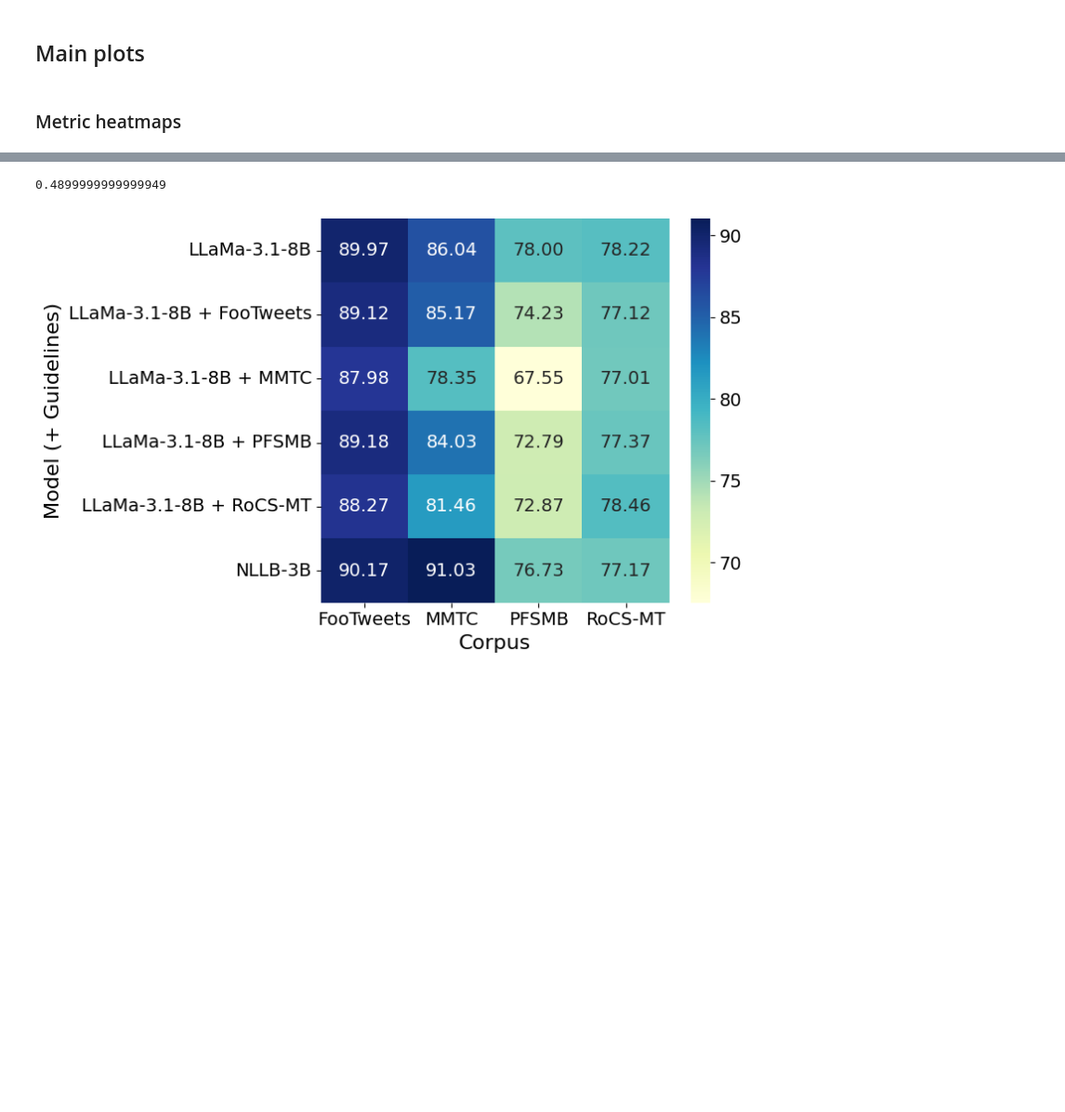
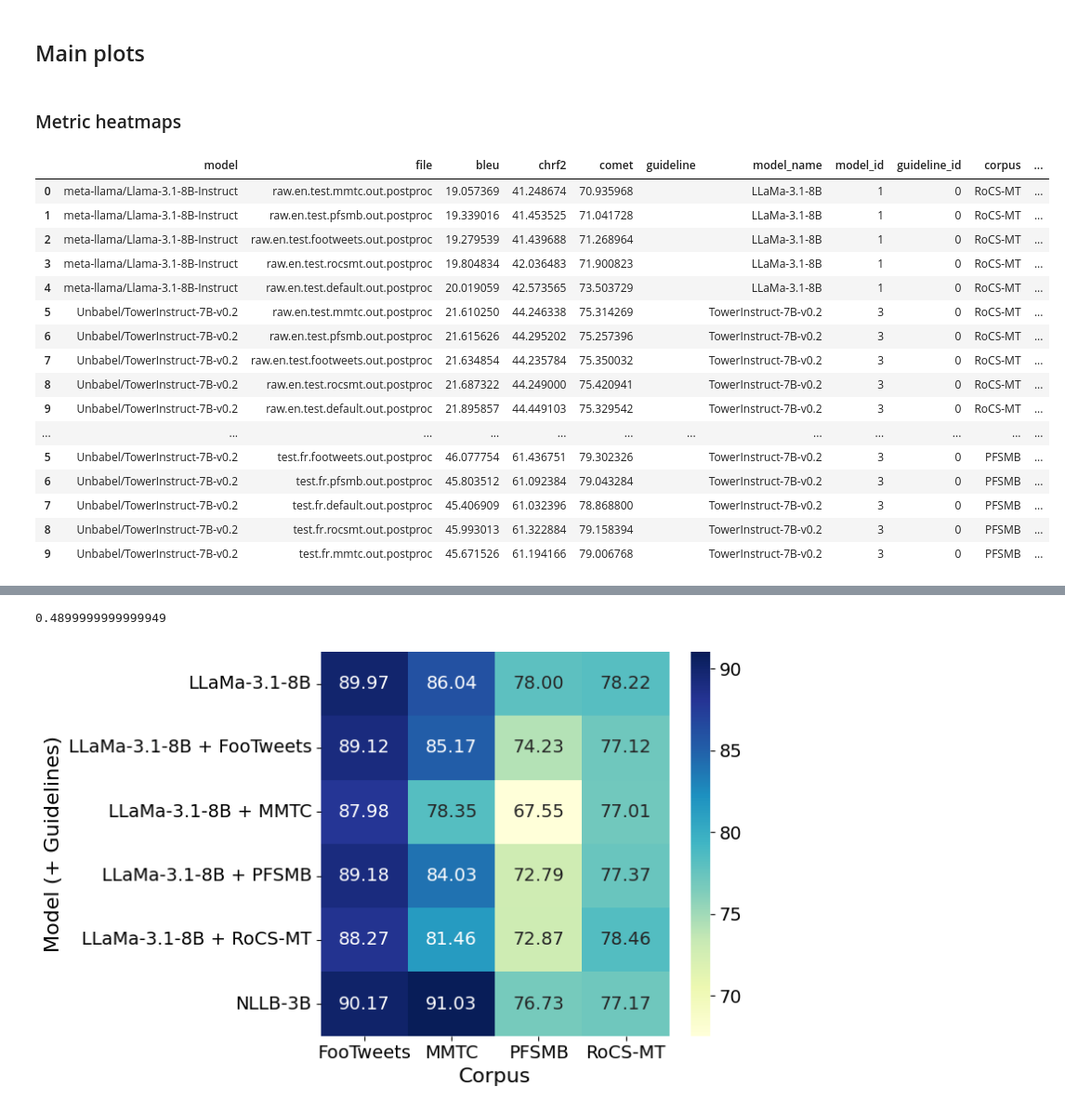
Before and after one commit to lydianish-phd/evaluation-challenges, a Jupyter notebook: src/draft.ipynb, the cells around one changed output, grey strips where cells are left out. Shown at 93% size. Drawn from its saved outputs; the diff is of its cells as text; code cells hidden in the pictures; blank space fills up the shorter version.

```diff
--- a/src/draft.ipynb
+++ b/src/draft.ipynb
@@ -293,3 +302,23 @@ metric = "bleu"
+# %%
+main_data
+# %% [output]
+|  | model | file | bleu | chrf2 | comet | guideline | model_name | model_id | guideline_id | corpus | ... |
+| 0 | meta-llama/Llama-3.1-8B-Instruct | raw.en.test.mmtc.out.postproc | 19.057369 | 41.248674 | 70.935968 |  | LLaMa-3.1-8B | 1 | 0 | RoCS-MT | ... |
+| 1 | meta-llama/Llama-3.1-8B-Instruct | raw.en.test.pfsmb.out.postproc | 19.339016 | 41.453525 | 71.041728 |  | LLaMa-3.1-8B | 1 | 0 | RoCS-MT | ... |
+| 2 | meta-llama/Llama-3.1-8B-Instruct | raw.en.test.footweets.out.postproc | 19.279539 | 41.439688 | 71.268964 |  | LLaMa-3.1-8B | 1 | 0 | RoCS-MT | ... |
+| 3 | meta-llama/Llama-3.1-8B-Instruct | raw.en.test.rocsmt.out.postproc | 19.804834 | 42.036483 | 71.900823 |  | LLaMa-3.1-8B | 1 | 0 | RoCS-MT | ... |
+| 4 | meta-llama/Llama-3.1-8B-Instruct | raw.en.test.default.out.postproc | 20.019059 | 42.573565 | 73.503729 |  | LLaMa-3.1-8B | 1 | 0 | RoCS-MT | ... |
+| 5 | Unbabel/TowerInstruct-7B-v0.2 | raw.en.test.mmtc.out.postproc | 21.610250 | 44.246338 | 75.314269 |  | TowerInstruct-7B-v0.2 | 3 | 0 | RoCS-MT | ... |
+| 6 | Unbabel/TowerInstruct-7B-v0.2 | raw.en.test.pfsmb.out.postproc | 21.615626 | 44.295202 | 75.257396 |  | TowerInstruct-7B-v0.2 | 3 | 0 | RoCS-MT | ... |
+| 7 | Unbabel/TowerInstruct-7B-v0.2 | raw.en.test.footweets.out.postproc | 21.634854 | 44.235784 | 75.350032 |  | TowerInstruct-7B-v0.2 | 3 | 0 | RoCS-MT | ... |
+| 8 | Unbabel/TowerInstruct-7B-v0.2 | raw.en.test.rocsmt.out.postproc | 21.687322 | 44.249000 | 75.420941 |  | TowerInstruct-7B-v0.2 | 3 | 0 | RoCS-MT | ... |
+| 9 | Unbabel/TowerInstruct-7B-v0.2 | raw.en.test.default.out.postproc | 21.895857 | 44.449103 | 75.329542 |  | TowerInstruct-7B-v0.2 | 3 | 0 | RoCS-MT | ... |
+| ... | ... | ... | ... | ... | ... | ... | ... | ... | ... | ... | ... |
+| 5 | Unbabel/TowerInstruct-7B-v0.2 | test.fr.footweets.out.postproc | 46.077754 | 61.436751 | 79.302326 |  | TowerInstruct-7B-v0.2 | 3 | 0 | PFSMB | ... |
+| 6 | Unbabel/TowerInstruct-7B-v0.2 | test.fr.pfsmb.out.postproc | 45.803512 | 61.092384 | 79.043284 |  | TowerInstruct-7B-v0.2 | 3 | 0 | PFSMB | ... |
+| 7 | Unbabel/TowerInstruct-7B-v0.2 | test.fr.default.out.postproc | 45.406909 | 61.032396 | 78.868800 |  | TowerInstruct-7B-v0.2 | 3 | 0 | PFSMB | ... |
+| 8 | Unbabel/TowerInstruct-7B-v0.2 | test.fr.rocsmt.out.postproc | 45.993013 | 61.322884 | 79.158394 |  | TowerInstruct-7B-v0.2 | 3 | 0 | PFSMB | ... |
+| 9 | Unbabel/TowerInstruct-7B-v0.2 | test.fr.mmtc.out.postproc | 45.671526 | 61.194166 | 79.006768 |  | TowerInstruct-7B-v0.2 | 3 | 0 | PFSMB | ... |
 # %%
 plot_metric_heatmap(main_data, output_dir, metric)
 # %% [output]
```
Also changed, not shown: parts of 17 cells of this notebook, 1 other file.
